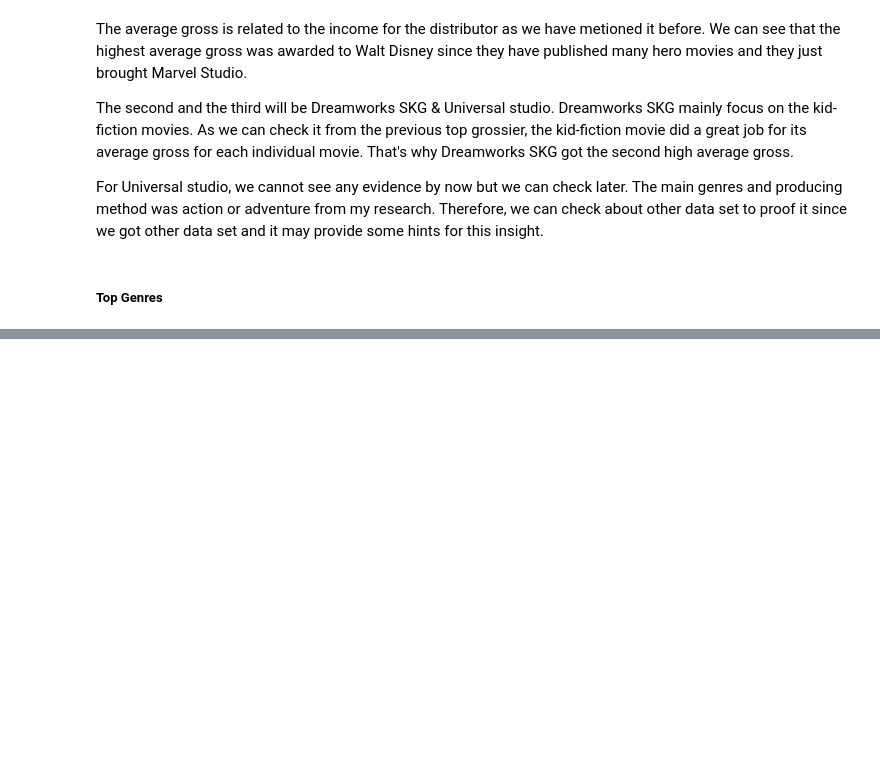
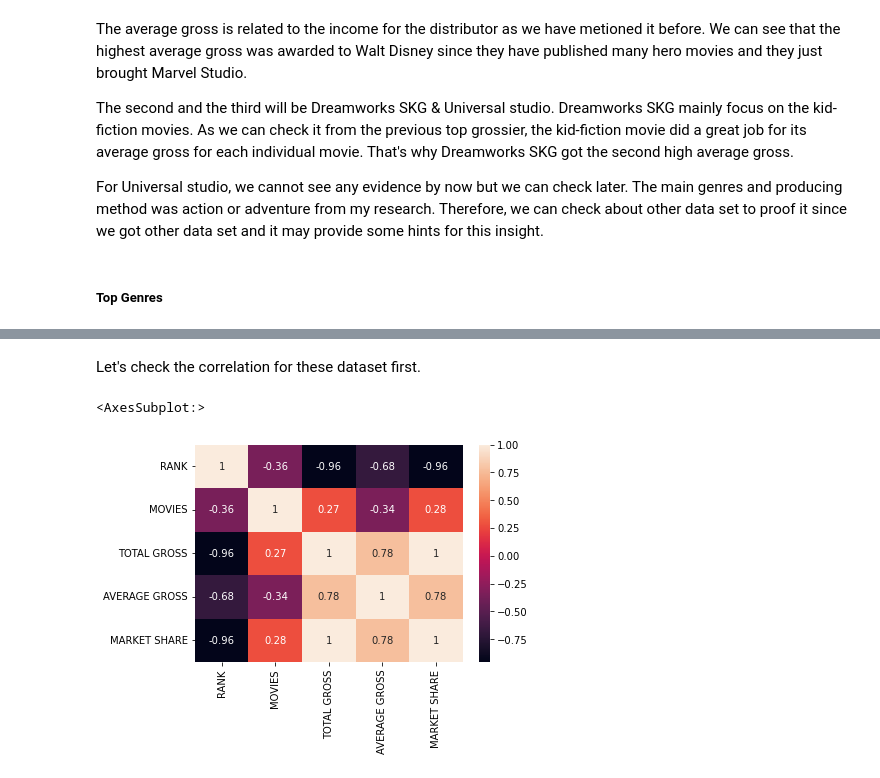
Before and after one commit to dcrowTMH/movie_eda, a Jupyter notebook: Movie_EDA.ipynb, the cells around one changed output, grey strips where cells are left out. Drawn from its saved outputs; the diff is of its cells as text; code cells hidden in the pictures; blank space fills up the shorter version.

```diff
--- a/Movie_EDA.ipynb
+++ b/Movie_EDA.ipynb
@@ -929,0 +967,7 @@ For Universal studio, we cannot see any evidence by now but we can check later.
+# %% [markdown]
+Let's check the correlation for these dataset first.
+# %%
+sns.heatmap(df_top_gen.corr(), annot = True)
+# %% [output]
+<AxesSubplot:>
+[figure, added]
```
Also changed, not shown: parts of 31 cells of this notebook.
